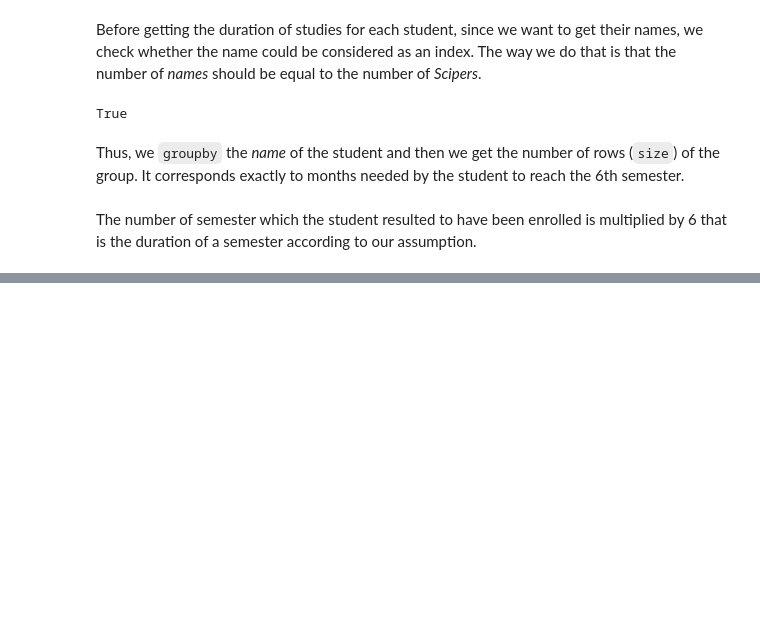
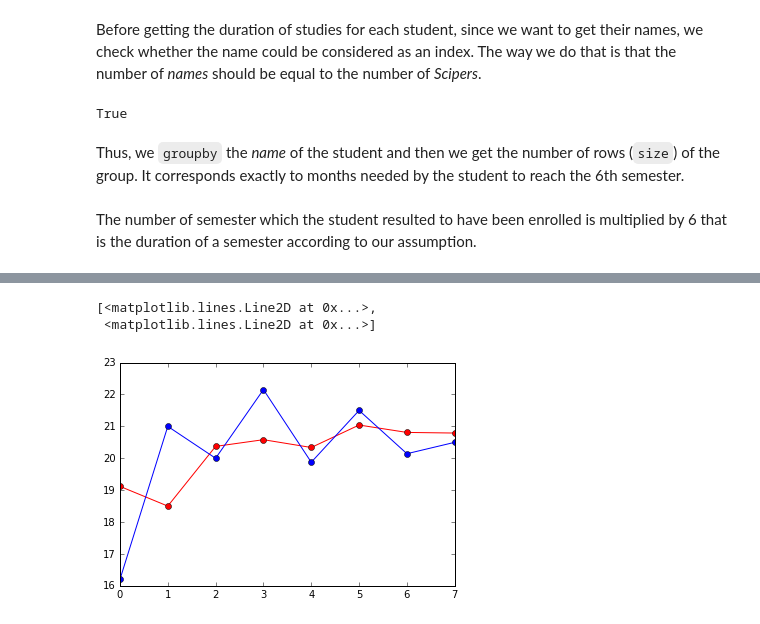
Before and after one commit to CriMenghini/ADA_Homeworks, a Jupyter notebook: Homework_2/Hw_2.ipynb, the cells around one changed output, grey strips where cells are left out. Drawn from its saved outputs; the diff is of its cells as text; code cells hidden in the pictures; blank space fills up the shorter version.

```diff
--- a/Homework_2/Hw_2.ipynb
+++ b/Homework_2/Hw_2.ipynb
@@ -221,0 +451,13 @@ Ttest_indResult(statistic=array([ 1.1917057]), pvalue=array([ 0.24162457]))
+# %%
+prova['Length_study'] = tot_sorted.values
+# %%
+prova_grouped = prova.groupby(['Civilité', 'Academic year'])
+# %%
+# Monsieur - Try with agg fun and apply
+avg_men = {}
+avg_women = {}
+for g in prova_grouped.groups:
+    if g[0] == 'Madame':
+        avg_women[g[1]] = prova_grouped.get_group(g)['Length_study'].mean()
+    else:
+        avg_men[g[1]] = prova_grouped.get_group(g)['Length_study'].mean()
@@ -221,0 +488,13 @@ Ttest_indResult(statistic=array([ 1.1917057]), pvalue=array([ 0.24162457]))
+# %%
+od = collections.OrderedDict(sorted(avg_men.items()))
+ood = collections.OrderedDict(sorted(avg_women.items()))
+# %%
+# Add title and axis lables. Y axis between 12 and 24 for better visualisation of data
+# Since we have already dropped the data for 2016/2017 in the beginning,
+# we cannot consider the results for mean in the academic year 2015/2016 because the data related to the second year
+# of their studies aren't present in the data set. So we drop them in the charts.
+plt.plot(list(od.values())[:-1], '-ro', list(ood.values())[:-1], '-bo')
+# %% [output]
+[<matplotlib.lines.Line2D at 0x...>,
+ <matplotlib.lines.Line2D at 0x...>]
+[figure, added]
```
Also changed, not shown: parts of 37 cells of this notebook, 48 other files.
